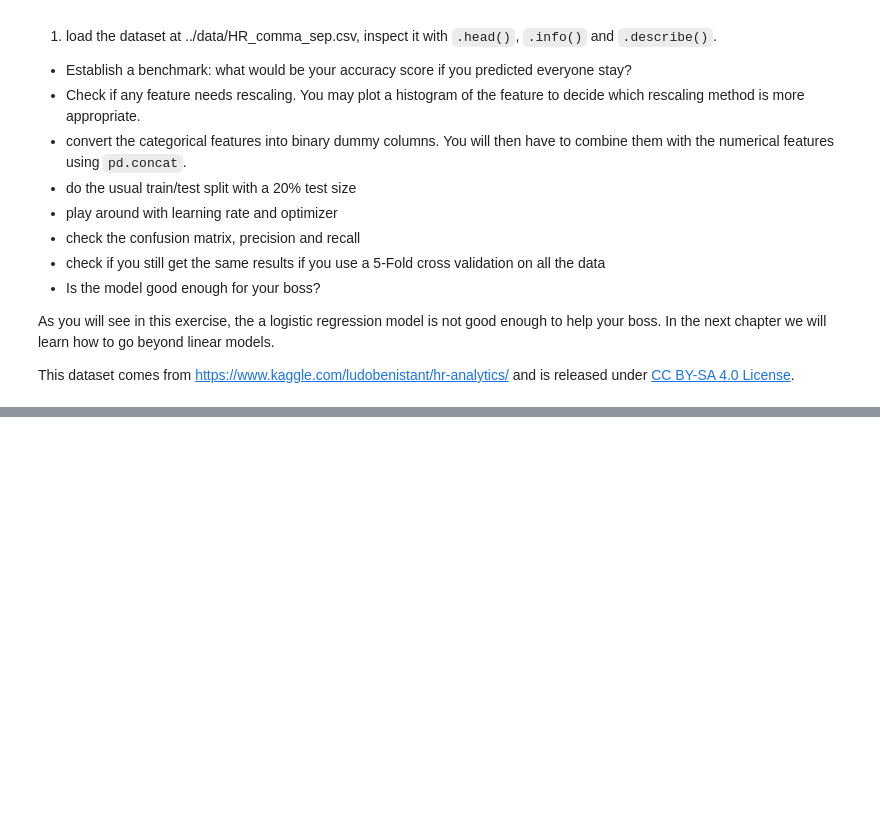
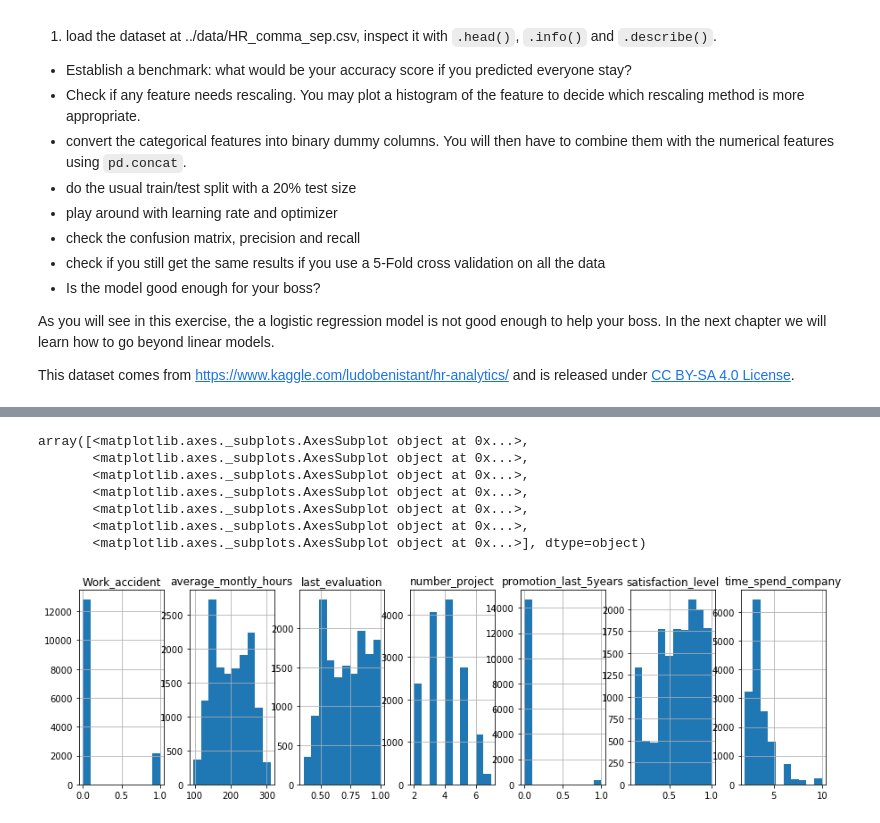
Before and after one commit to YasirHabib/Deep-Learning, a Jupyter notebook: solutions/3 ML Solutions.ipynb, the cells around one changed output, grey strips where cells are left out. Saved outputs shown, nothing was run; the diff lists cells and outputs as text; code cells hidden in the pictures; blank space fills up the shorter version.

```diff
--- a/solutions/3 ML Solutions.ipynb
+++ b/solutions/3 ML Solutions.ipynb
@@ -204,0 +210,2 @@ This dataset comes from https://www.kaggle.com/ludobenistant/hr-analytics/ and i
+# %%
+df = pd.read_csv('../data/HR_comma_sep.csv')
@@ -204,0 +275,3 @@ This dataset comes from https://www.kaggle.com/ludobenistant/hr-analytics/ and i
+# %%
+Y = df['left'].values
+df = df.drop(['left'], axis=1)
@@ -204,0 +287,12 @@ This dataset comes from https://www.kaggle.com/ludobenistant/hr-analytics/ and i
+# %%
+fig, axis = plt.subplots(1,7,figsize=(15, 4))
+df.hist(ax=axis)
+# %% [output]
+array([<matplotlib.axes._subplots.AxesSubplot object at 0x...>,
+       <matplotlib.axes._subplots.AxesSubplot object at 0x...>,
+       <matplotlib.axes._subplots.AxesSubplot object at 0x...>,
+       <matplotlib.axes._subplots.AxesSubplot object at 0x...>,
+       <matplotlib.axes._subplots.AxesSubplot object at 0x...>,
+       <matplotlib.axes._subplots.AxesSubplot object at 0x...>,
+       <matplotlib.axes._subplots.AxesSubplot object at 0x...>], dtype=object)
+[figure, added]
```
Also changed, not shown: parts of 29 cells of this notebook.
